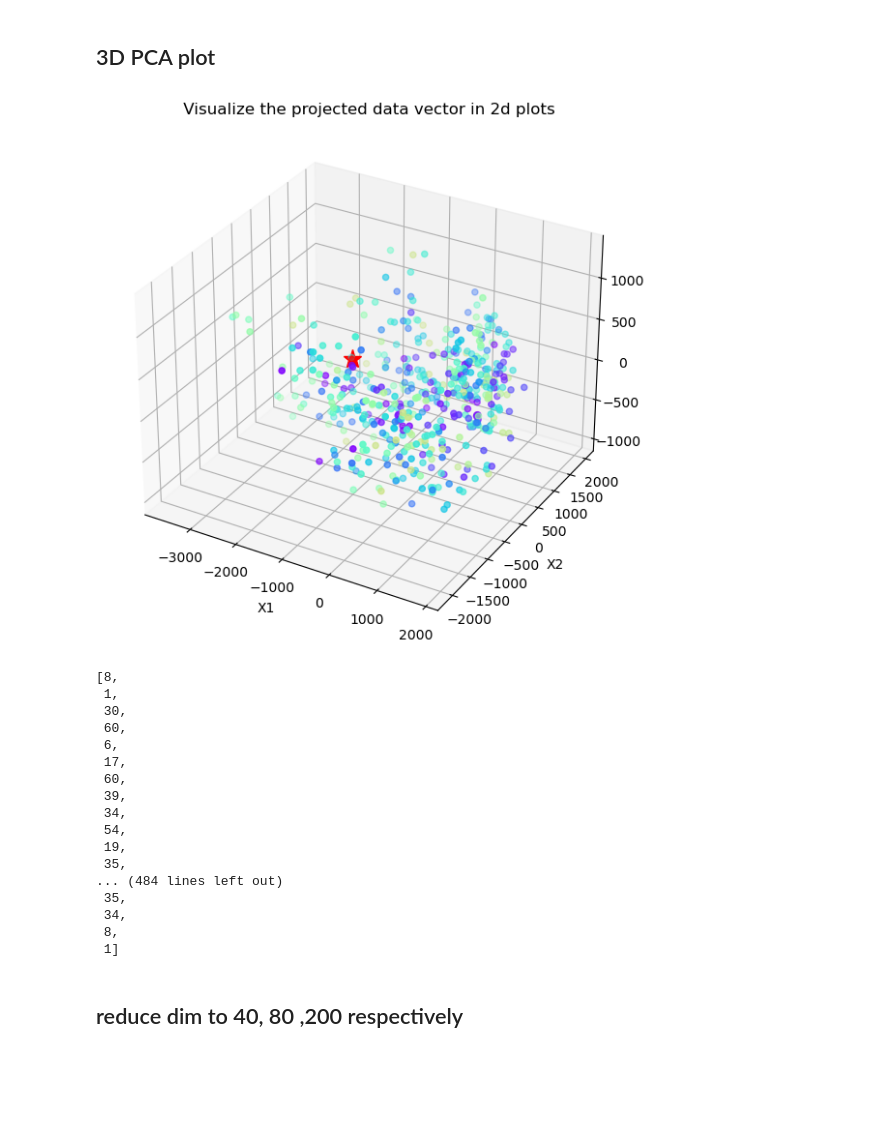
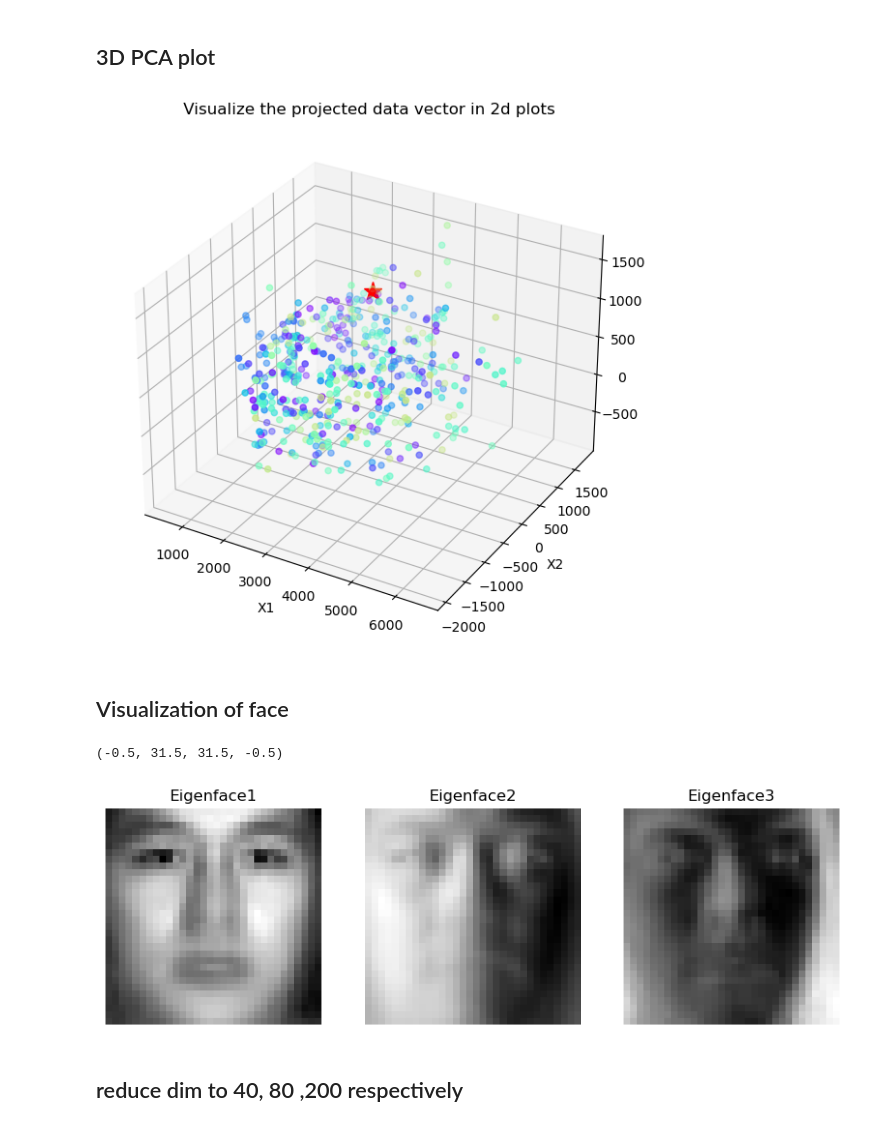
Before and after one commit to Ivy421/EE5907, a Jupyter notebook: CA2_PCA.ipynb, the cells around one changed output. Saved outputs shown, nothing was run; the diff lists cells and outputs as text; code cells hidden in the pictures; blank space fills up the shorter version.

```diff
--- a/CA2_PCA.ipynb
+++ b/CA2_PCA.ipynb
@@ -194,34 +143,46 @@ plt.show()
 
 fig = plt.figure(figsize = (7,7))
 ax = fig.add_subplot(111, projection='3d')
-scatter = ax.scatter(X_restructure_3d[:,0], X_restructure_3d[:,1],X_restructure_3d[:,2], c=y_train ,cmap = 'rainbow')
+scatter = ax.scatter(X_restructure_200[:,0], X_restructure_200[:,1],X_restructure_200[:,2], c=y_train ,cmap = 'rainbow')
 indices = [i for i, x in enumerate(y_train) if x == 100] # the position of self photo
-plt.plot(X_restructure_3d[indices,0], X_restructure_3d[indices,1], X_restructure_3d[indices,2], 'r*', markersize=14)
+plt.plot(X_restructure_200[indices,0], X_restructure_200[indices,1], X_restructure_200[indices,2], 'r*', markersize=14)
 ax.set_xlabel("X1")
 ax.set_ylabel("X2")
 ax.set_title(' Visualize the projected data vector in 2d plots')
 plt.show()
 # %% [output]
-[figure, old version]
+[figure, new version]
-# %%
-y_train
-# %% [output]
-[8,
- 1,
- 30,
- 60,
- 6,
- 17,
- 60,
- 39,
- 34,
- 54,
- 19,
- 35,
-... (484 lines left out)
- 35,
- 34,
- 8,
- 1]
+# %% [markdown]
+## Visualization of face
+# %%
+def ComputeEigenface(eigenface):
+    normalized = (
+        (eigenface - np.min(eigenface)) / (np.max(eigenface) - np.min(eigenface)) * 255
+    )
+    return Image.fromarray(normalized.astype("uint8").reshape(32, 32), "L")
+
+#===========================================
+face_1 = ComputeEigenface(U[:,0])
+face_2 = ComputeEigenface(U[:,1])
+face_3 = ComputeEigenface(U[:,2])
+# plot
+plt.figure(figsize=(10,8))
+plt.subplot(1, 3, 1)
+plt.imshow(face_1, cmap = 'gray')
+plt.title('Eigenface'+ str(1))
+plt.axis('off')
+
+plt.subplot(1, 3, 2)
+plt.imshow(face_2, cmap = 'gray')
+plt.title('Eigenface'+ str(2))
+plt.axis('off')
+
+plt.subplot(1, 3, 3)
+plt.imshow(face_3, cmap = 'gray')
+plt.title('Eigenface'+ str(3))
+plt.axis('off')
+# %% [output]
+(-0.5, 31.5, 31.5, -0.5)
+[figure, added]
 # %% [markdown]
 ## reduce dim to 40, 80 ,200 respectively
```
Also changed, not shown: parts of 21 cells of this notebook, 1 other file.
